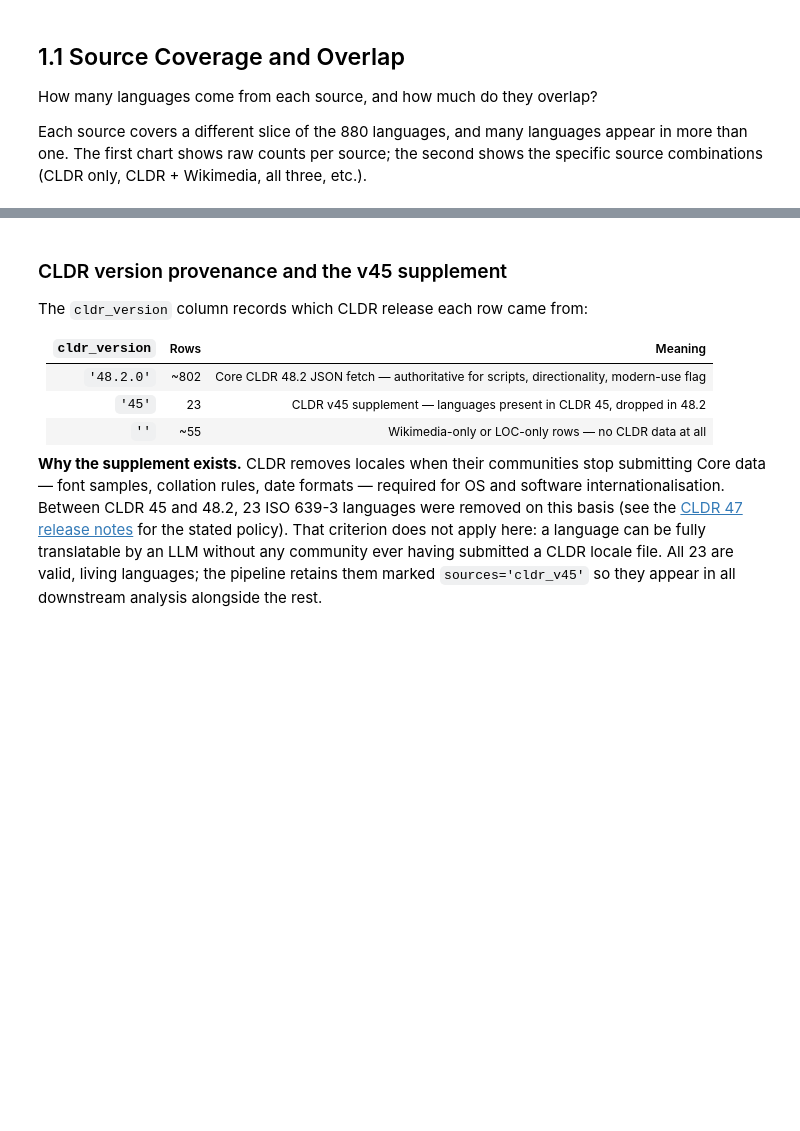
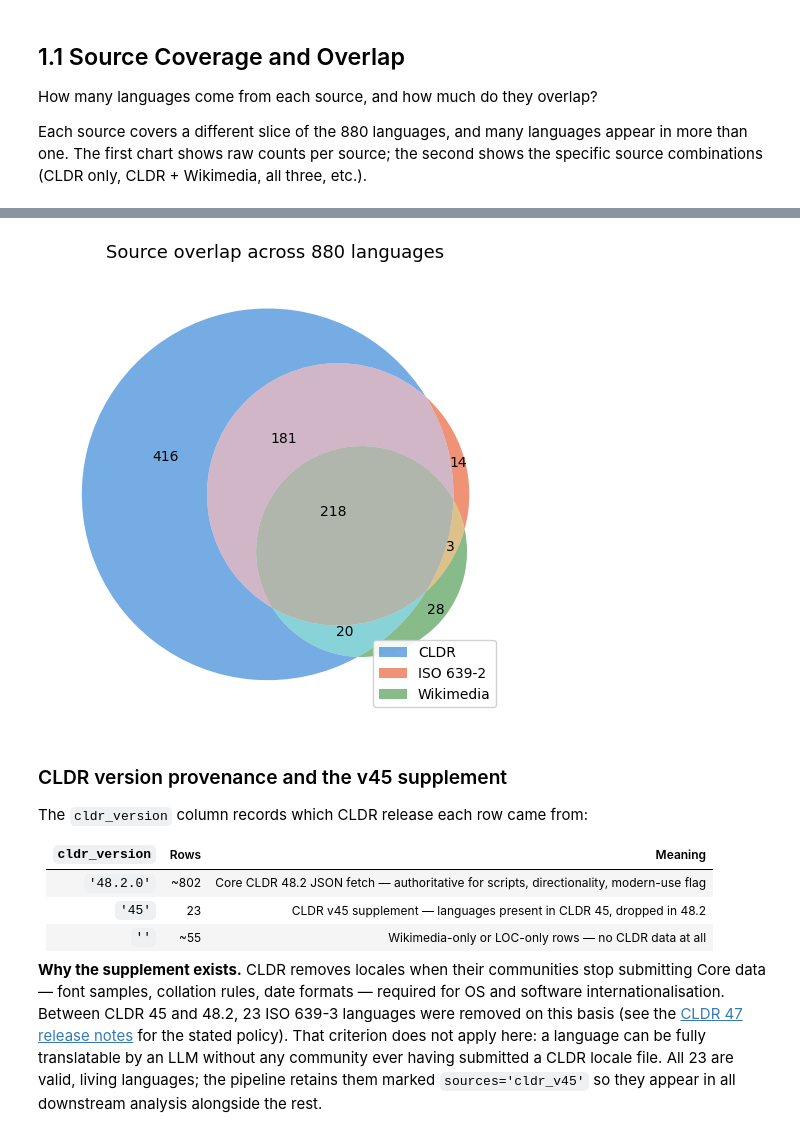
Before and after one commit to CodingDH/translation-transmogrification-pipeline, a Jupyter notebook: notebooks/01_language_exploration.ipynb, the cells around one changed output, grey strips where cells are left out. Cells and saved outputs as stored; diff of their text form; code cells hidden in the pictures; blank space fills up the shorter version.

```diff
--- a/notebooks/01_language_exploration.ipynb
+++ b/notebooks/01_language_exploration.ipynb
@@ -240,6 +240,49 @@ CLDR + ISO 639-2 + Wikimedia    218          3
 
 Saved for RAW Graphs → /Users/zleblanc/CodingDH/translation_transmogrification_pipeline/datasets/metadata_files/source_overlap_venn.csv
 [interactive output not drawn]
+# %%
+from matplotlib_venn import venn3
+import matplotlib.pyplot as plt
+import matplotlib.patches as mpatches
+
+def _combo_count(label):
+    row = combo_counts[combo_counts["combination"] == label]
+    return int(row["count"].iloc[0]) if len(row) else 0
+
+# venn3 subsets order: (Abc, aBc, ABc, abC, AbC, aBC, ABC)
+# A=CLDR, B=ISO 639-2, C=Wikimedia
+subsets = (
+    _combo_count("CLDR"),
+    _combo_count("ISO 639-2"),
+    _combo_count("CLDR + ISO 639-2"),
+    _combo_count("Wikimedia"),
+    _combo_count("CLDR + Wikimedia"),
+    _combo_count("ISO 639-2 + Wikimedia"),
+    _combo_count("CLDR + ISO 639-2 + Wikimedia"),
+)
+
+_COLORS = {"CLDR": "#1976d2", "ISO 639-2": "#e64a19", "Wikimedia": "#388e3c"}
+
+fig, ax = plt.subplots(figsize=(7, 5))
+v = venn3(
+    subsets=subsets,
+    set_labels=("", "", ""),
+    set_colors=list(_COLORS.values()),
+    alpha=0.6,
+    ax=ax,
+)
+
+legend_handles = [
+    mpatches.Patch(facecolor=color, alpha=0.6, label=label)
+    for label, color in _COLORS.items()
+]
+ax.legend(handles=legend_handles, loc="lower right", framealpha=0.9, fontsize=10)
+
+ax.set_title("Source overlap across 880 languages", fontsize=13, pad=12)
+plt.tight_layout()
+plt.show()
+# %% [output]
+[figure, added]
 # %% [markdown]
 ### CLDR version provenance and the v45 supplement
 
```
Also changed, not shown: 3 other files.
